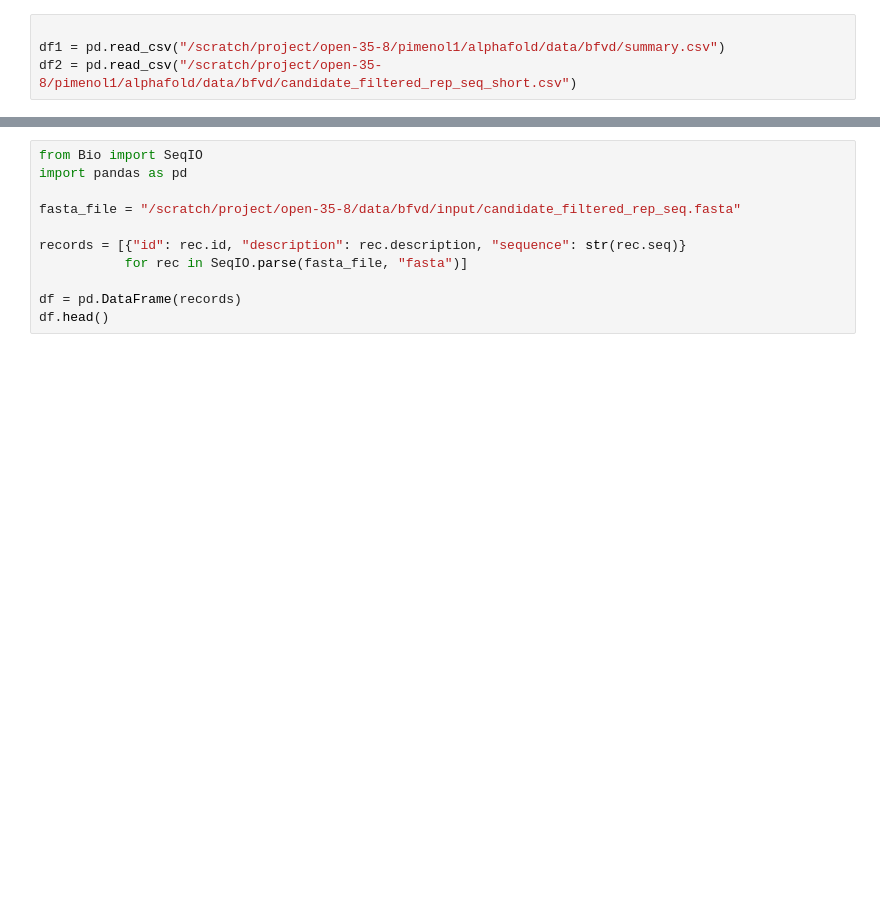
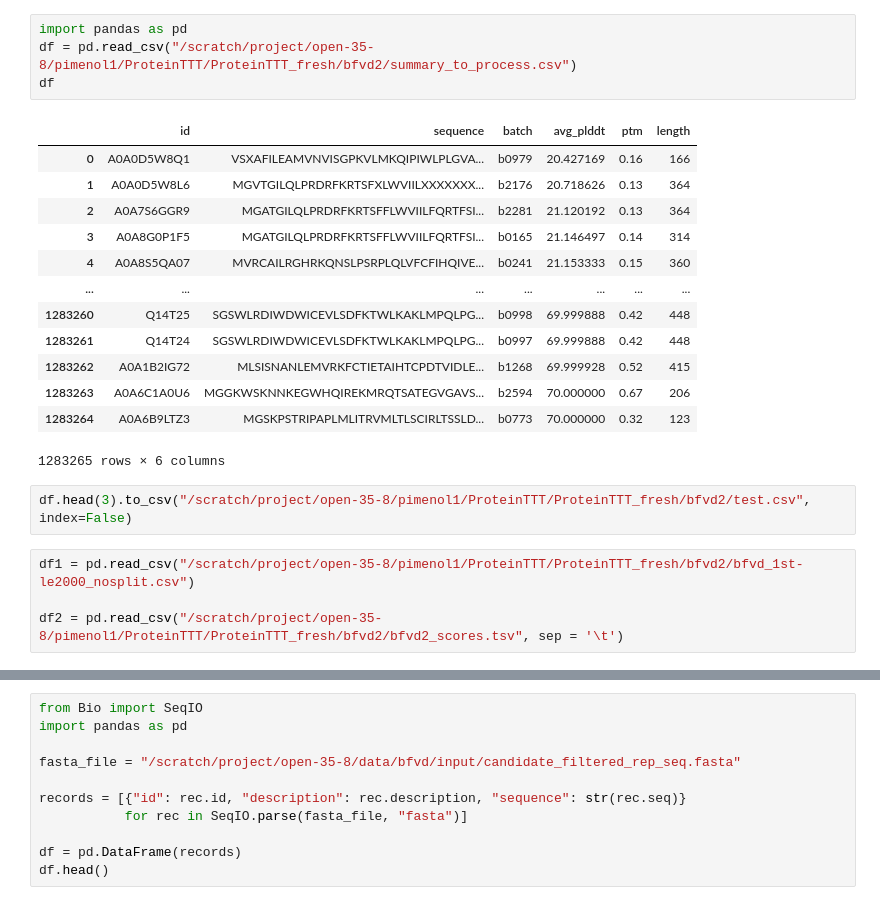
Before and after one commit to pimenol/ProteinTTT, a Jupyter notebook: notebooks/Analysis.ipynb, the cells around one changed output, grey strips where cells are left out. Drawn from its saved outputs; the diff is of its cells as text; blank space fills up the shorter version.

```diff
--- a/notebooks/Analysis.ipynb
+++ b/notebooks/Analysis.ipynb
@@ -74,4 +1,24 @@ Time range: 35.1s – 372.7s
 # %%
-
-df1 = pd.read_csv("/scratch/project/open-35-8/pimenol1/alphafold/data/bfvd/summary.csv")
-df2 = pd.read_csv("/scratch/project/open-35-8/pimenol1/alphafold/data/bfvd/candidate_filtered_rep_seq_short.csv")
+import pandas as pd
+df = pd.read_csv("/scratch/project/open-35-8/pimenol1/ProteinTTT/ProteinTTT_fresh/bfvd2/summary_to_process.csv")
+df
+# %% [output]
+|  | id | sequence | batch | avg_plddt | ptm | length |
+| 0 | A0A0D5W8Q1 | VSXAFILEAMVNVISGPKVLMKQIPIWLPLGVA... | b0979 | 20.427169 | 0.16 | 166 |
+| 1 | A0A0D5W8L6 | MGVTGILQLPRDRFKRTSFXLWVIILXXXXXXX... | b2176 | 20.718626 | 0.13 | 364 |
+| 2 | A0A7S6GGR9 | MGATGILQLPRDRFKRTSFFLWVIILFQRTFSI... | b2281 | 21.120192 | 0.13 | 364 |
+| 3 | A0A8G0P1F5 | MGATGILQLPRDRFKRTSFFLWVIILFQRTFSI... | b0165 | 21.146497 | 0.14 | 314 |
+| 4 | A0A8S5QA07 | MVRCAILRGHRKQNSLPSRPLQLVFCFIHQIVE... | b0241 | 21.153333 | 0.15 | 360 |
+| ... | ... | ... | ... | ... | ... | ... |
+| 1283260 | Q14T25 | SGSWLRDIWDWICEVLSDFKTWLKAKLMPQLPG... | b0998 | 69.999888 | 0.42 | 448 |
+| 1283261 | Q14T24 | SGSWLRDIWDWICEVLSDFKTWLKAKLMPQLPG... | b0997 | 69.999888 | 0.42 | 448 |
+| 1283262 | A0A1B2IG72 | MLSISNANLEMVRKFCTIETAIHTCPDTVIDLE... | b1268 | 69.999928 | 0.52 | 415 |
+| 1283263 | A0A6C1A0U6 | MGGKWSKNNKEGWHQIREKMRQTSATEGVGAVS... | b2594 | 70.000000 | 0.67 | 206 |
+| 1283264 | A0A6B9LTZ3 | MGSKPSTRIPAPLMLITRVMLTLSCIRLTSSLD... | b0773 | 70.000000 | 0.32 | 123 |
+1283265 rows × 6 columns
+# %%
+df.head(3).to_csv("/scratch/project/open-35-8/pimenol1/ProteinTTT/ProteinTTT_fresh/bfvd2/test.csv", index=False)
+# %%
+df1 = pd.read_csv("/scratch/project/open-35-8/pimenol1/ProteinTTT/ProteinTTT_fresh/bfvd2/bfvd_1st-le2000_nosplit.csv")
+
+df2 = pd.read_csv("/scratch/project/open-35-8/pimenol1/ProteinTTT/ProteinTTT_fresh/bfvd2/bfvd2_scores.tsv", sep = '\t')
```
Also changed, not shown: parts of 16 cells of this notebook, 10 other files.
